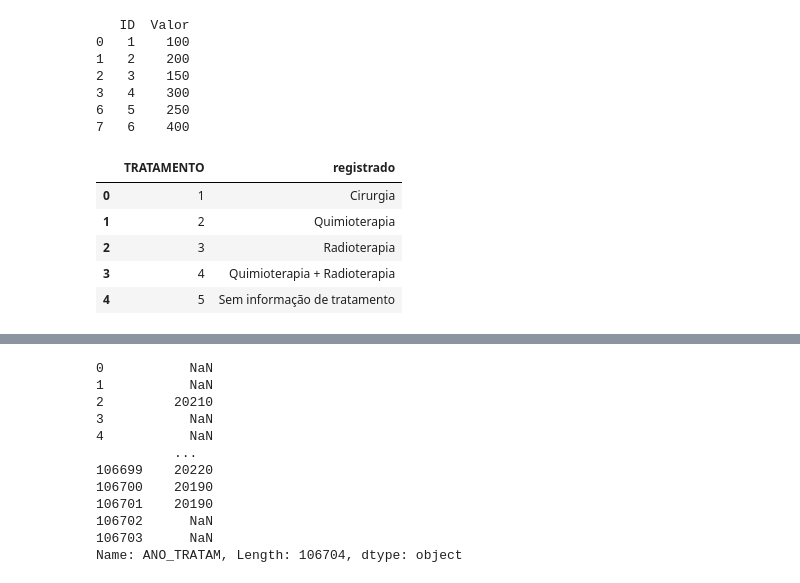
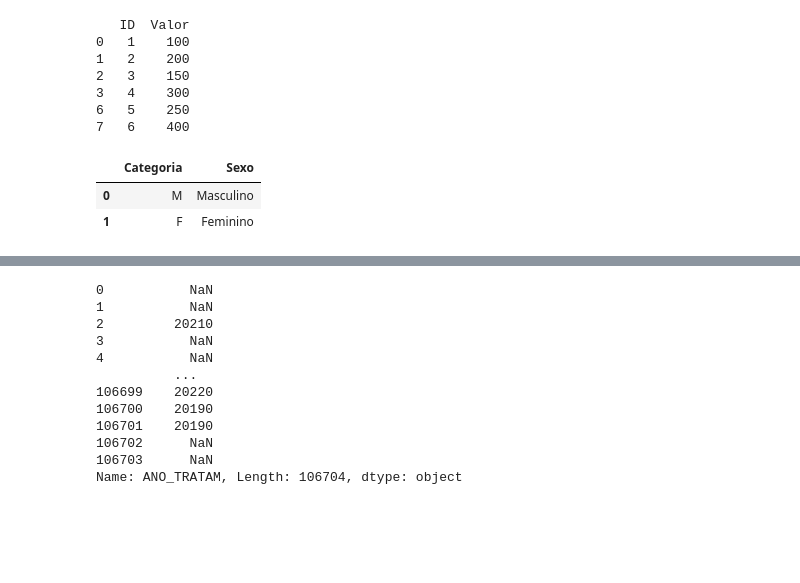
Before and after one commit to felipeasr/dash_oncoloico, a Jupyter notebook: Analise.ipynb, the cells around one changed output, grey strips where cells are left out. Cells and saved outputs as stored; diff of their text form; code cells hidden in the pictures; blank space fills up the shorter version.

```diff
--- a/Analise.ipynb
+++ b/Analise.ipynb
@@ -147,15 +147,12 @@ df_final = pd.concat(dataframes)
 df_final.to_csv('PO13_23_.csv', index=False)
 # %%
 import pandas as pd
-df2 = pd.read_csv('trat.csv', sep=";",encoding='ISO-8859-1')
+df2 = pd.read_csv('sexoPO.csv', sep=",",encoding='ISO-8859-1')
 df2
 # %% [output]
-|  | TRATAMENTO | registrado |
-| 0 | 1 | Cirurgia |
-| 1 | 2 | Quimioterapia |
-| 2 | 3 | Radioterapia |
-| 3 | 4 | Quimioterapia + Radioterapia |
-| 4 | 5 | Sem informação de tratamento |
+|  | Categoria | Sexo |
+| 0 | M | Masculino |
+| 1 | F | Feminino |
 # %%
 #ler CSV
 import pandas as pd
```
Also changed, not shown: parts of 2 cells of this notebook, 3 other files.
